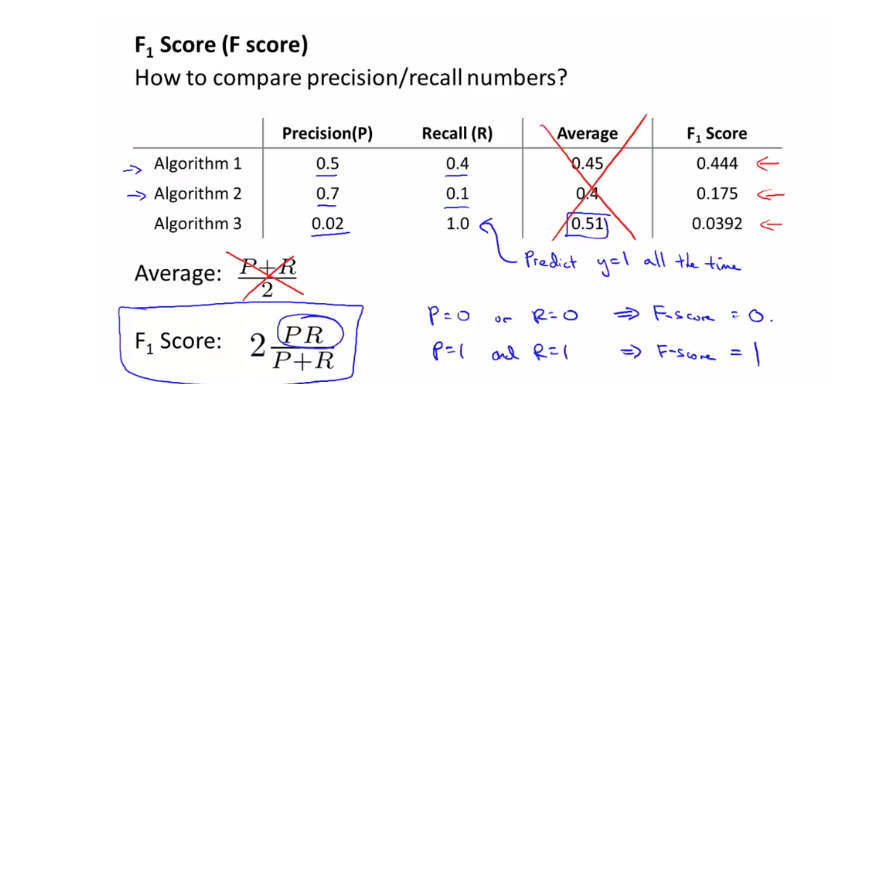
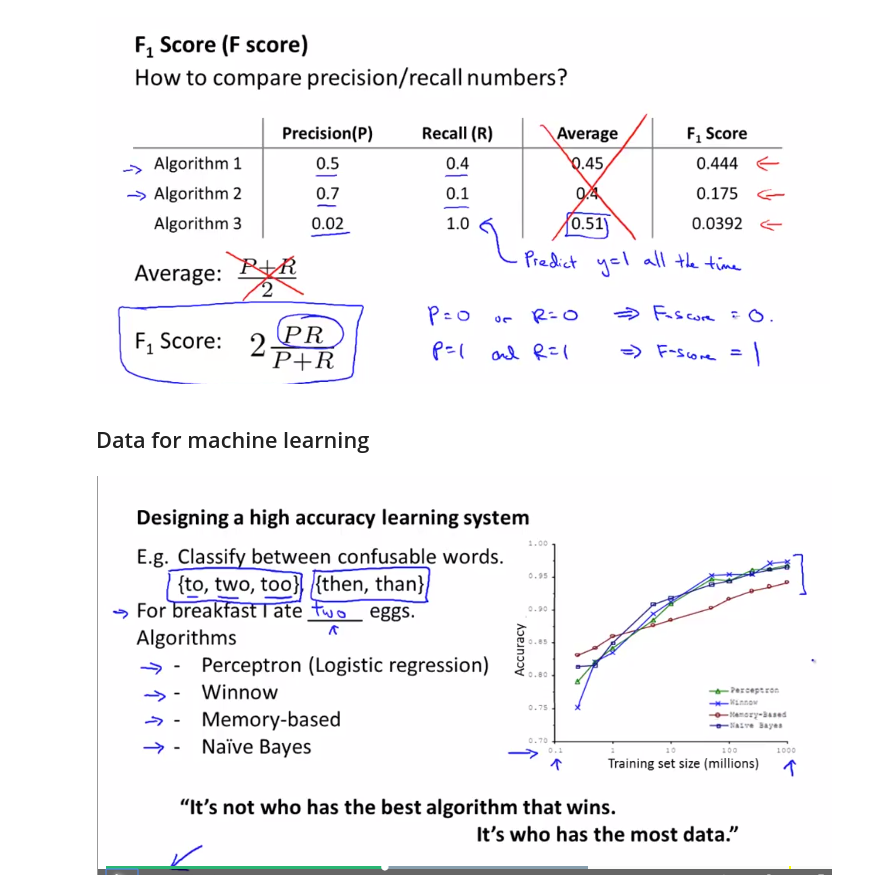
Before and after one commit to louloret/Andrew-NG-Machine-Learning, a Jupyter notebook: Week 6 Machine Learning System Design-checkpoint.ipynb, the cells around one changed output. Cells and saved outputs as stored; diff of their text form; code cells hidden in the pictures; blank space fills up the shorter version.

```diff
--- a/Week 6 Machine Learning System Design-checkpoint.ipynb
+++ b/Week 6 Machine Learning System Design-checkpoint.ipynb
@@ -144,3 +144,10 @@ Image(filename =  path + "spam9.png")
 # you can also just use the area under the Precison vs. Recall curve
 # this is probably most mathematically sound way of doing it
 # even though F score seems to get you there as well
+# %% [markdown]
+## Data for machine learning
+# %%
+# when is it a data problem and when is it an algorithm problem
+Image(filename =  path + "data.png")
+# %% [output]
+[figure, added]
```
Also changed, not shown: parts of 3 cells of this notebook.
